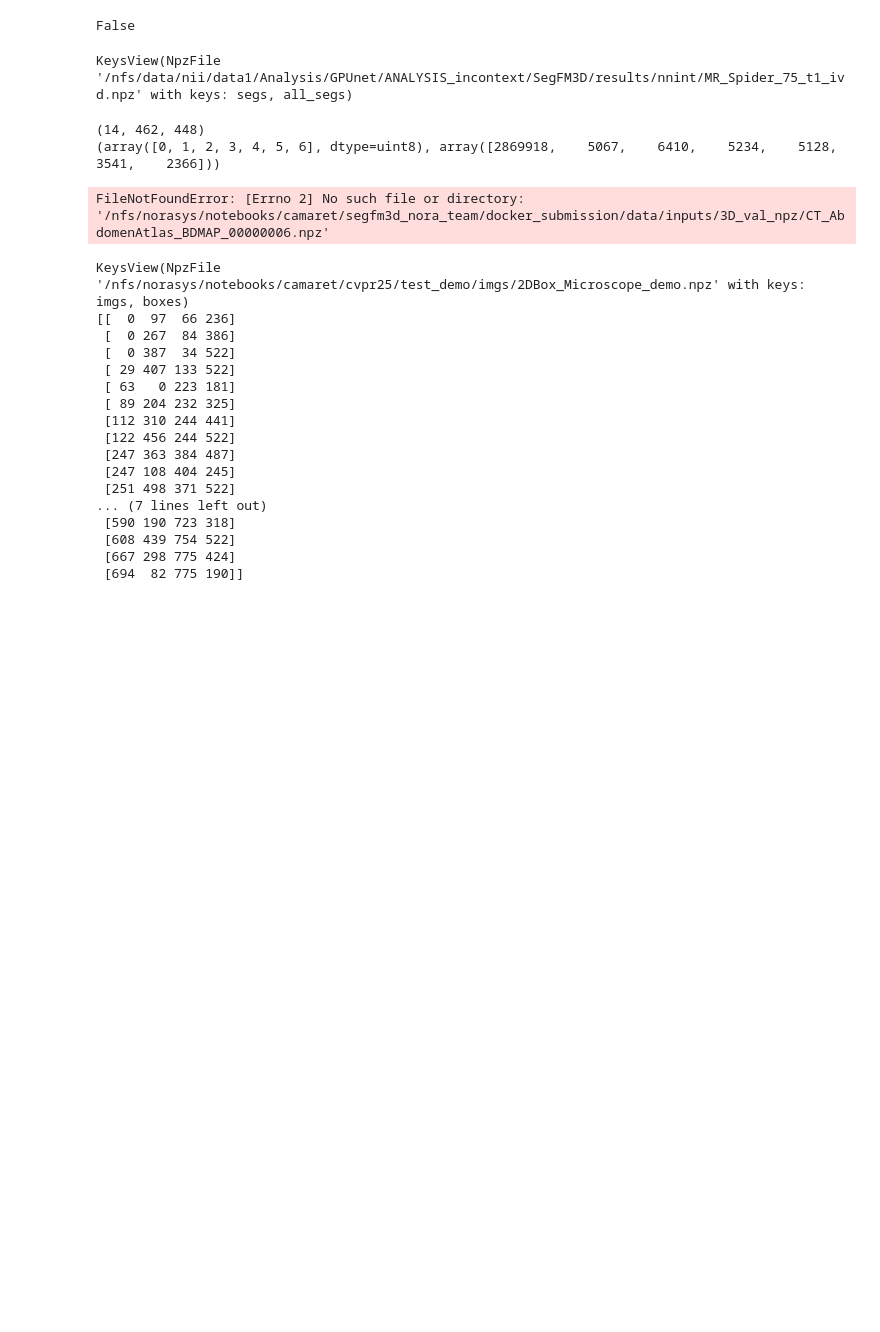
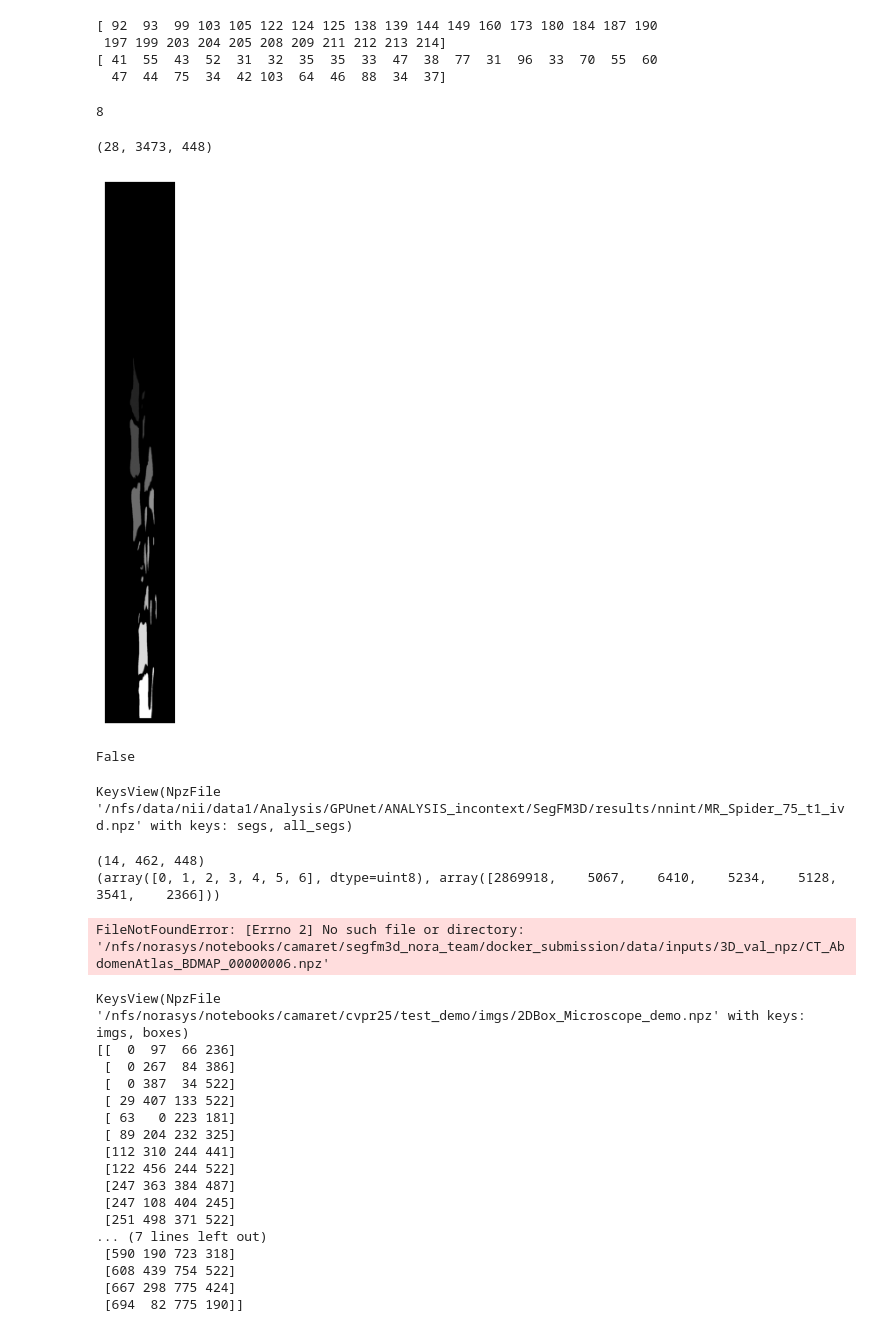
Before and after one commit to tidiane-camaret/segfm3d_nora_team, a Jupyter notebook: experiments/data_exploration.ipynb, the cells around one changed output. Drawn from its saved outputs; the diff is of its cells as text; code cells hidden in the pictures; blank space fills up the shorter version.

```diff
--- a/experiments/data_exploration.ipynb
+++ b/experiments/data_exploration.ipynb
@@ -0,0 +43,8 @@
+# %%
+print(positions)
+print(data[positions])
+# %% [output]
+[ 92  93  99 103 105 122 124 125 138 139 144 149 160 173 180 184 187 190
+ 197 199 203 204 205 208 209 211 212 213 214]
+[ 41  55  43  52  31  32  35  35  33  47  38  77  31  96  33  70  55  60
+  47  44  75  34  42 103  64  46  88  34  37]
@@ -0,0 +67,16 @@
+# %%
+case_filename = "MR_Spider_186_t1_vet.npz"
+gt_filepath = os.path.join(gts_dir, case_filename)
+gt_data = np.load(gt_filepath)
+gts = gt_data["gts"]
+unique_gts = np.sort(np.unique(gts))
+# %%
+print(len(unique_gts))
+gts.shape
+# %% [output]
+8
+(28, 3473, 448)
+# %%
+save_volume_viz(gts, show=True)
+# %% [output]
+[figure, added]
```
Also changed, not shown: parts of 10 cells of this notebook, 3 other files.
